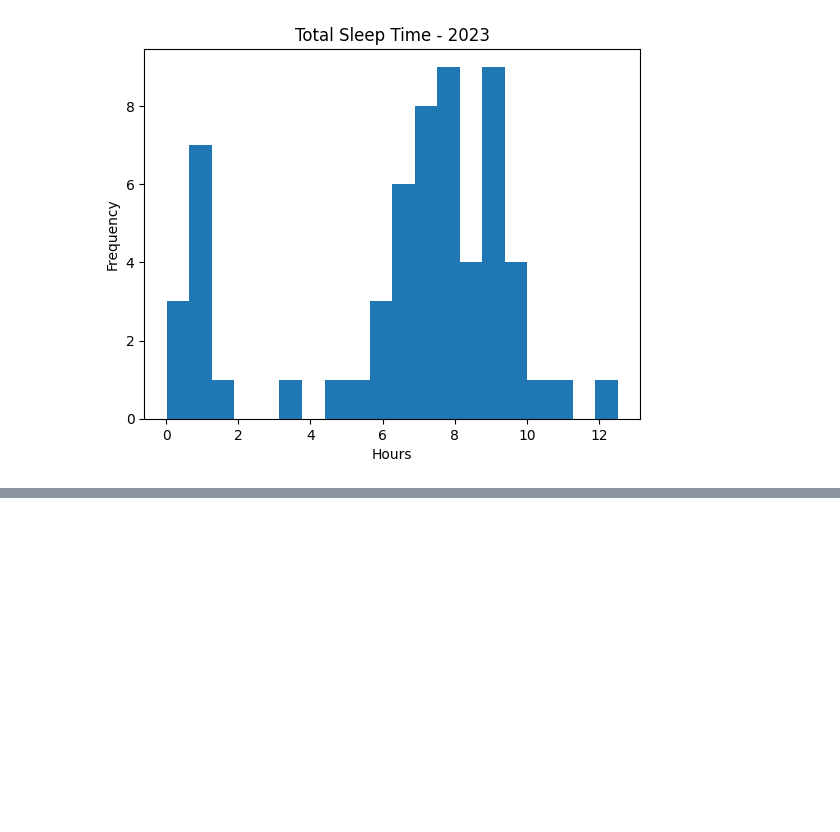
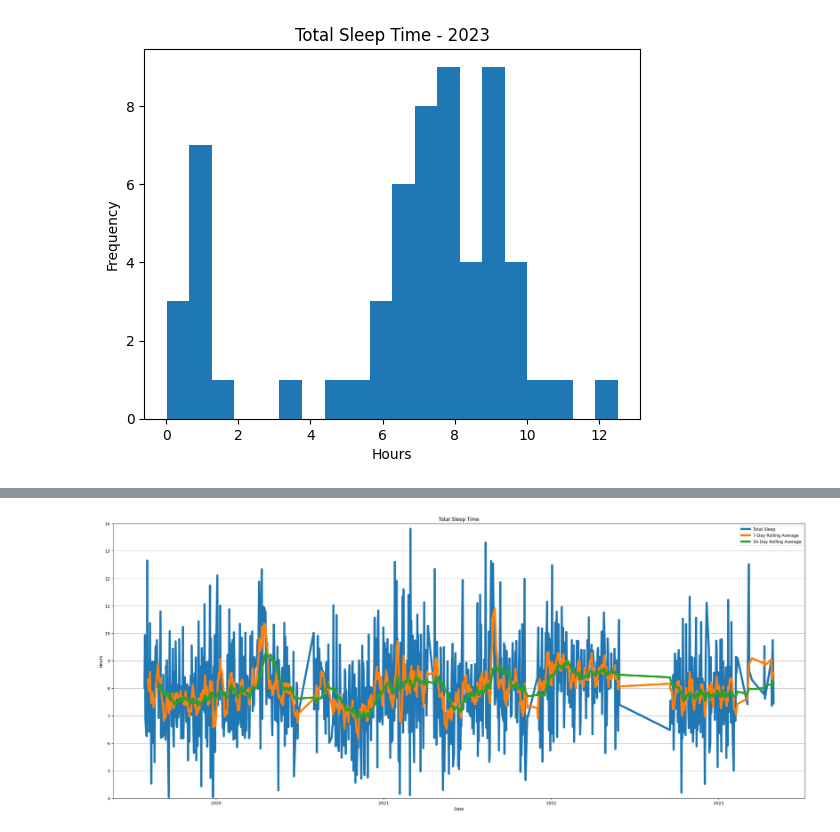
Before and after one commit to IceCobe/health-and-habit, a Jupyter notebook: data_analytics/data_load_singular.ipynb, the cells around one changed output, grey strips where cells are left out. Saved outputs shown, nothing was run; the diff lists cells and outputs as text; code cells hidden in the pictures; blank space fills up the shorter version.

```diff
--- a/data_analytics/data_load_singular.ipynb
+++ b/data_analytics/data_load_singular.ipynb
@@ -200,0 +234,38 @@ plt.show()
+# %%
+import matplotlib.pyplot as plt
+import matplotlib.dates as mdates
+
+# Filter data by excluding nights with less than 4 hours of sleep
+df_filtered = df.query("`Hours Slept` >= 4")
+
+# Set figure size
+plt.figure(figsize=(30, 12))
+
+# Plot total sleep time and rolling averages
+plt.plot(df_filtered["Date"], df_filtered["Hours Slept"], label="Total Sleep", linewidth=5)
+plt.plot(df_filtered["Date"], df_filtered["Hours Slept"].rolling(window=7).mean(), label="7-Day Rolling Average", linewidth=5)
+plt.plot(df_filtered["Date"], df_filtered["Hours Slept"].rolling(window=30).mean(), label="30-Day Rolling Average", linewidth=5)
+
+# Set y axis range and tick marks
+plt.ylim(4, 14)
+plt.yticks(range(4, 15))
+
+# Set title and axis labels
+plt.title("Total Sleep Time")
+plt.xlabel("Date")
+plt.ylabel("Hours")
+
+# Set x axis to show the start of every year
+plt.gca().xaxis.set_major_locator(mdates.YearLocator())
+plt.gca().xaxis.set_major_formatter(mdates.DateFormatter('%Y'))
+
+# Set grid lines to go across the graph
+plt.grid(axis='y')
+
+# Add legend
+plt.legend()
+
+# Show plot
+plt.show()
+# %% [output]
+[figure, added]
```
Also changed, not shown: parts of 2 cells of this notebook.
